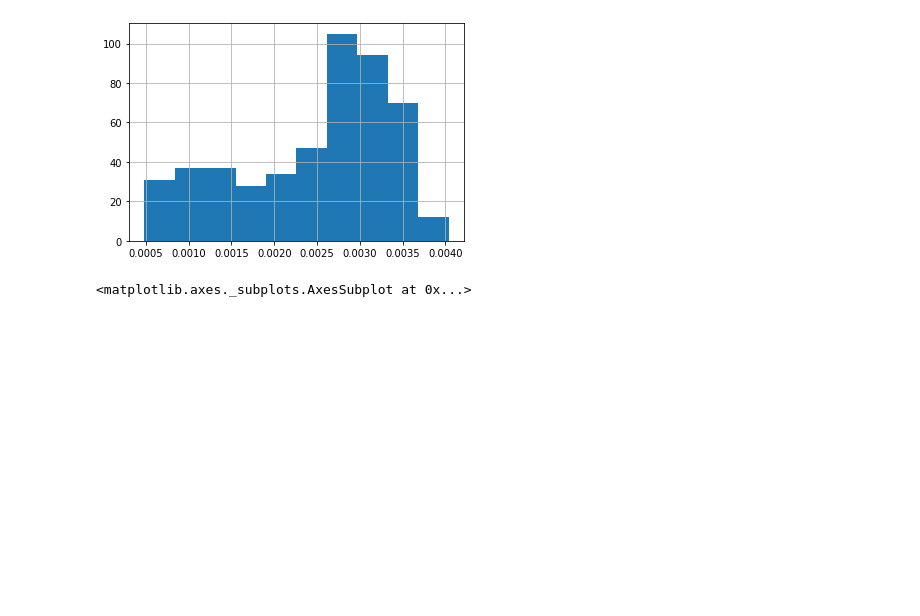
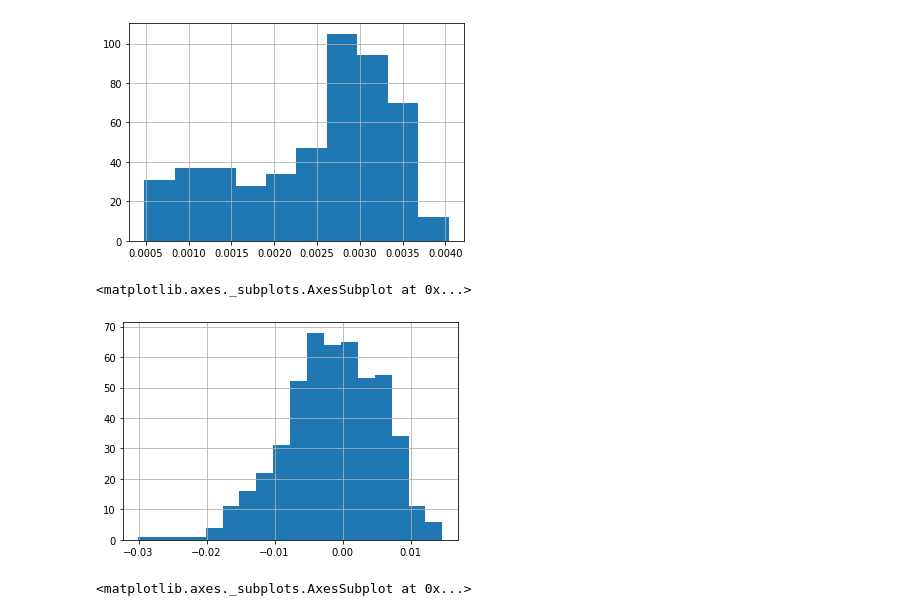
Before and after one commit to climatebrad/nhanes, a Jupyter notebook: nhanes.doug-Copy1.ipynb, the cells around one changed output. Cells and saved outputs as stored; diff of their text form; code cells hidden in the pictures; blank space fills up the shorter version.

```diff
--- a/nhanes.doug-Copy1.ipynb
+++ b/nhanes.doug-Copy1.ipynb
@@ -3211,6 +3211,11 @@ m20overc.FEV1OFVCPPdiff.hist(bins='auto')
 # %% [output]
 <matplotlib.axes._subplots.AxesSubplot at 0x...>
 [figure]
+# %%
+m20overc.FEV1PPdiff.hist(bins='auto')
+# %% [output]
+<matplotlib.axes._subplots.AxesSubplot at 0x...>
+[figure, added]
 # %%
 m20overc.FEV1OFVCPP.hist(bins='auto')
 # %% [output]
```
Also changed, not shown: parts of 21 cells of this notebook.
